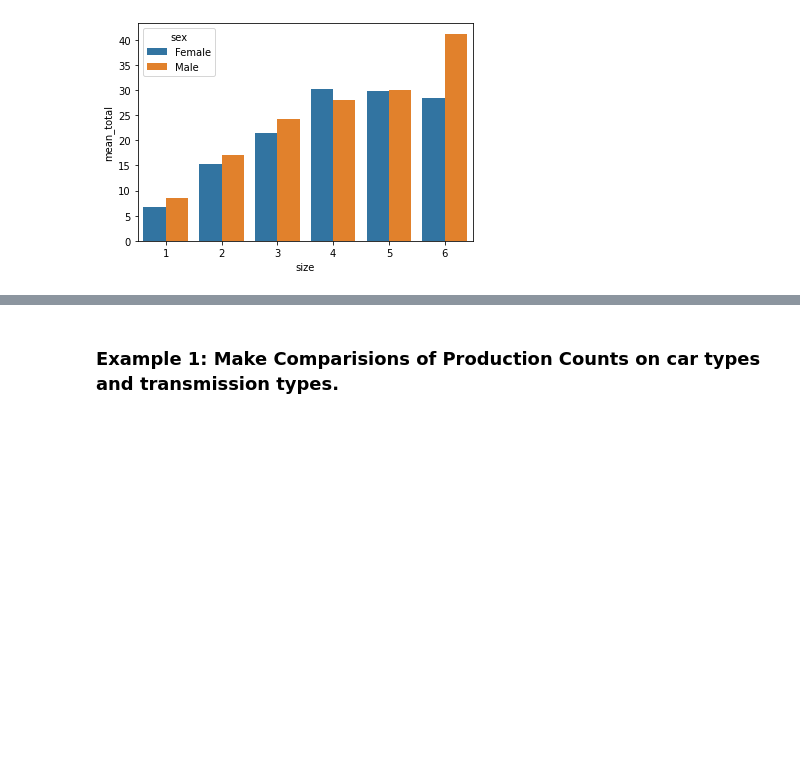
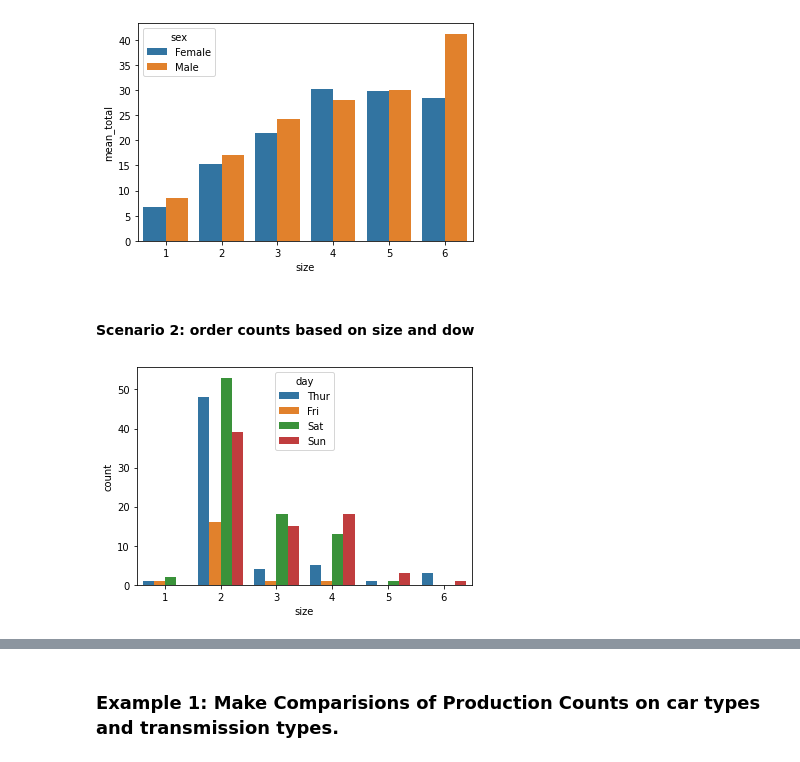
Before and after one commit to Alex-YuZ/Visualization-Using-Python, a Jupyter notebook: Bar_Chart.ipynb, the cells around one changed output, grey strips where cells are left out. Drawn from its saved outputs; the diff is of its cells as text; code cells hidden in the pictures; blank space fills up the shorter version.

Commit message:
feat: Add three scencarios on clustered bars plotting demo

```diff
--- a/Bar_Chart.ipynb
+++ b/Bar_Chart.ipynb
@@ -507,3 +510,14 @@ clustered_df = tips_df.groupby(['size', 'sex']).agg(mean_total=('total_bill', 'm
 sns.barplot(data=clustered_df, x='size', y='mean_total', hue='sex');
 # %% [output]
 [figure]
+# %% [markdown]
+#### Scenario 2: order counts based on size and dow
+# %%
+#
+dow_order = ['Thur', 'Fri', 'Sat', 'Sun']
+dow_order_type = pd.api.types.CategoricalDtype(categories=dow_order, ordered=True)
+tips_df.day = tips_df.day.astype(dow_order_type)
+
+sns.countplot(data=tips_df, x='size', hue='day');
+# %% [output]
+[figure, added]
```
Also changed, not shown: parts of 5 cells of this notebook.
